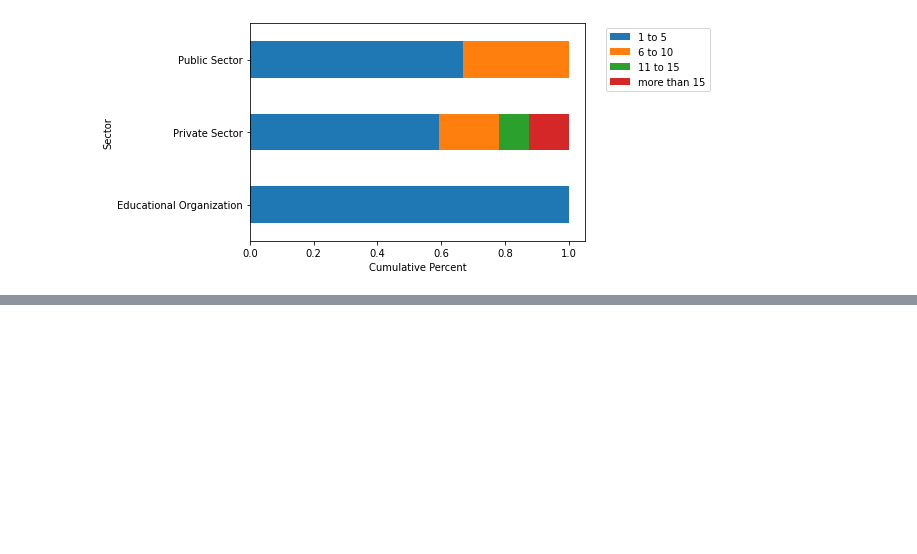
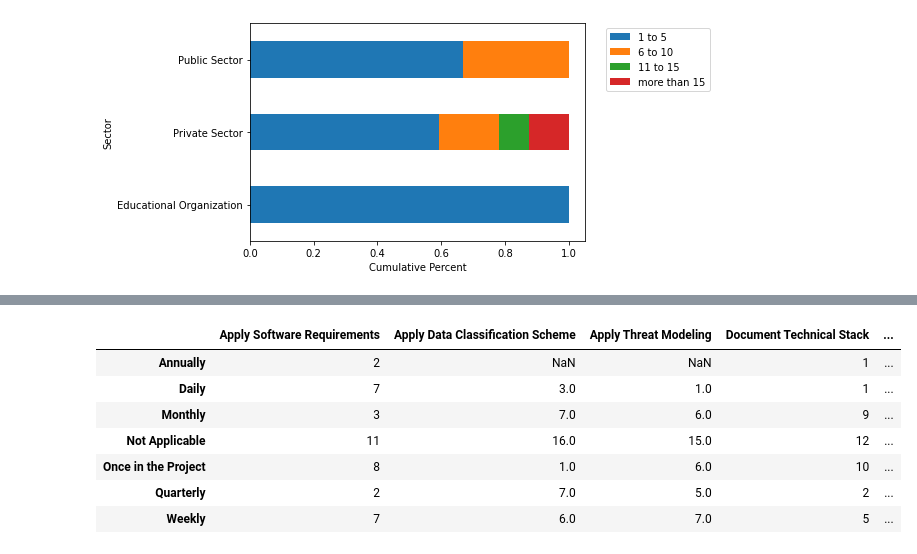
Before and after one commit to eng-aomar/Security_in_practice, a Jupyter notebook: security_in_practice.ipynb, the cells around one changed output, grey strips where cells are left out. Drawn from its saved outputs; the diff is of its cells as text; code cells hidden in the pictures; blank space fills up the shorter version.

```diff
--- a/security_in_practice.ipynb
+++ b/security_in_practice.ipynb
@@ -411,0 +437,11 @@ plt.savefig(image_name, format=image_format, dpi=1200)
+# %%
+df2
+# %% [output]
+|  | Apply Software Requirements | Apply Data Classification Scheme | Apply Threat Modeling | Document Technical Stack | ... |
+| Annually | 2 | NaN | NaN | 1 | ... |
+| Daily | 7 | 3.0 | 1.0 | 1 | ... |
+| Monthly | 3 | 7.0 | 6.0 | 9 | ... |
+| Not Applicable | 11 | 16.0 | 15.0 | 12 | ... |
+| Once in the Project | 8 | 1.0 | 6.0 | 10 | ... |
+| Quarterly | 2 | 7.0 | 5.0 | 2 | ... |
+| Weekly | 7 | 6.0 | 7.0 | 5 | ... |
```
Also changed, not shown: parts of 1 cell of this notebook.
